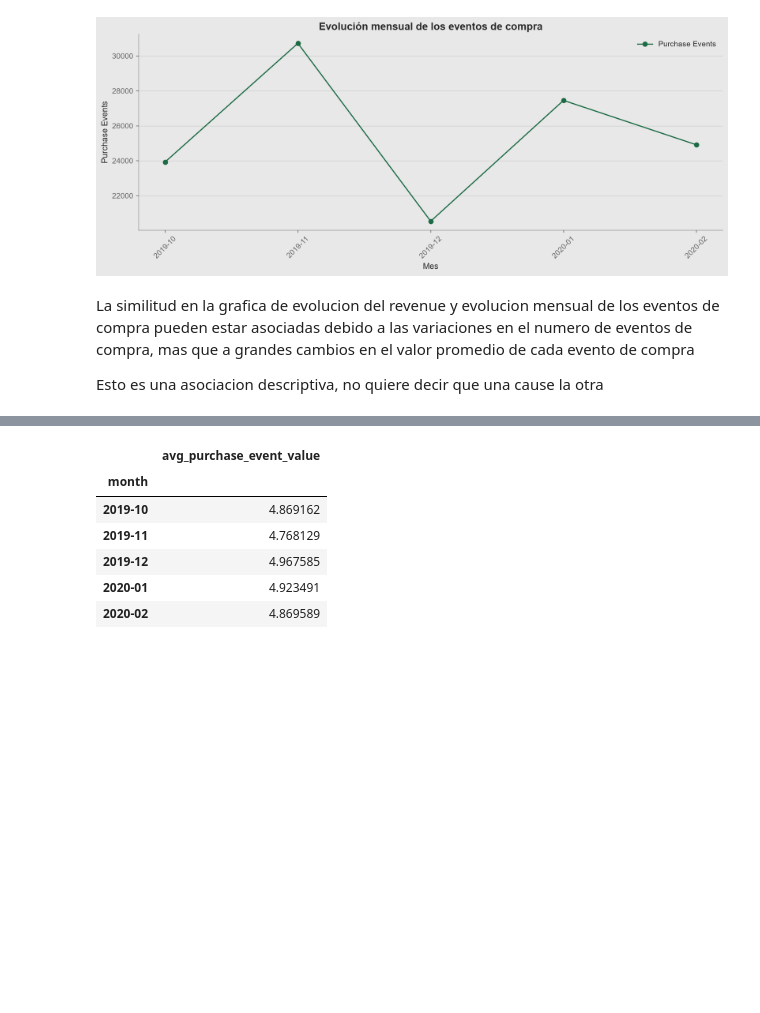
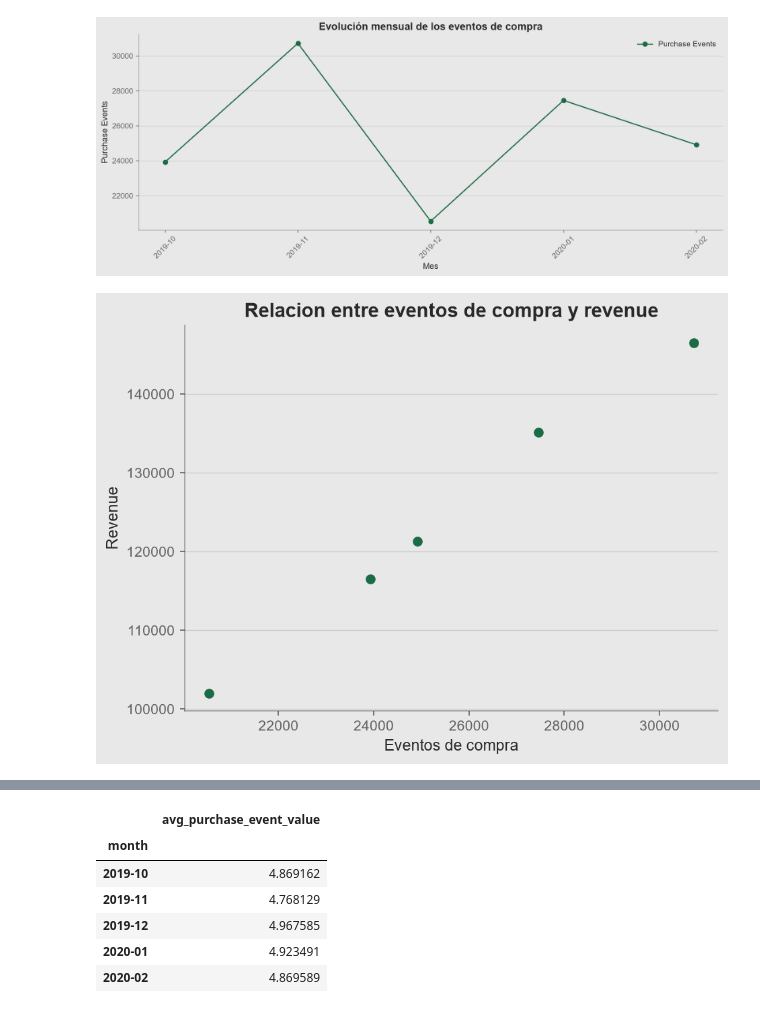
Before and after one commit to Nicosuarezso/ecommerce-cosmetics-analytics, a Jupyter notebook: notebooks/03_customer_journey_analysis.ipynb, the cells around one changed output, grey strips where cells are left out. Drawn from its saved outputs; the diff is of its cells as text; code cells hidden in the pictures; blank space fills up the shorter version.

```diff
--- a/notebooks/03_customer_journey_analysis.ipynb
+++ b/notebooks/03_customer_journey_analysis.ipynb
@@ -1288,7 +1288,17 @@ plt.tight_layout()
 plt.show()
 # %% [output]
 [figure]
-# %% [markdown]
-La similitud en la grafica de evolucion del revenue y evolucion mensual de los eventos de compra pueden estar asociadas debido a las variaciones en el numero de eventos de compra, mas que a grandes cambios en el valor promedio de cada evento de compra
-
-Esto es una asociacion descriptiva, no quiere decir que una cause la otra
+# %%
+plt.scatter(
+    monthly["purchase_events"],
+    monthly["revenue"]
+)
+
+plt.title("Relacion entre eventos de compra y revenue")
+plt.xlabel("Eventos de compra")
+plt.ylabel("Revenue")
+
+plt.tight_layout()
+plt.show()
+# %% [output]
+[figure, added]
```
Also changed, not shown: parts of 71 cells of this notebook, 1 other file.
